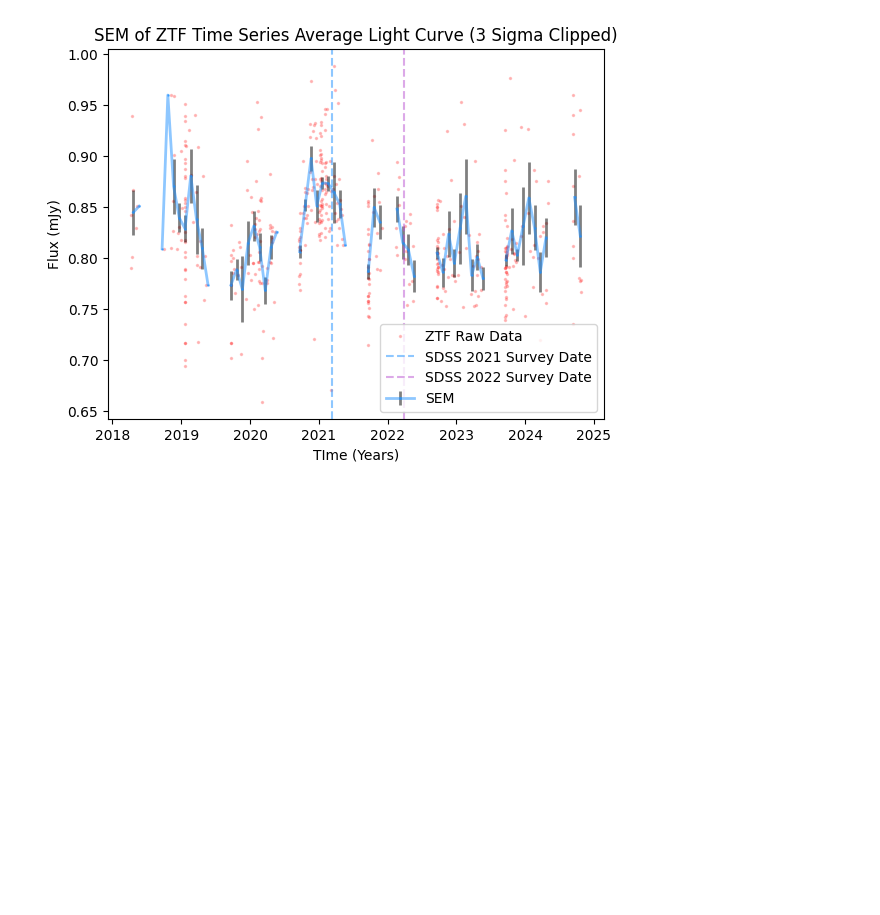
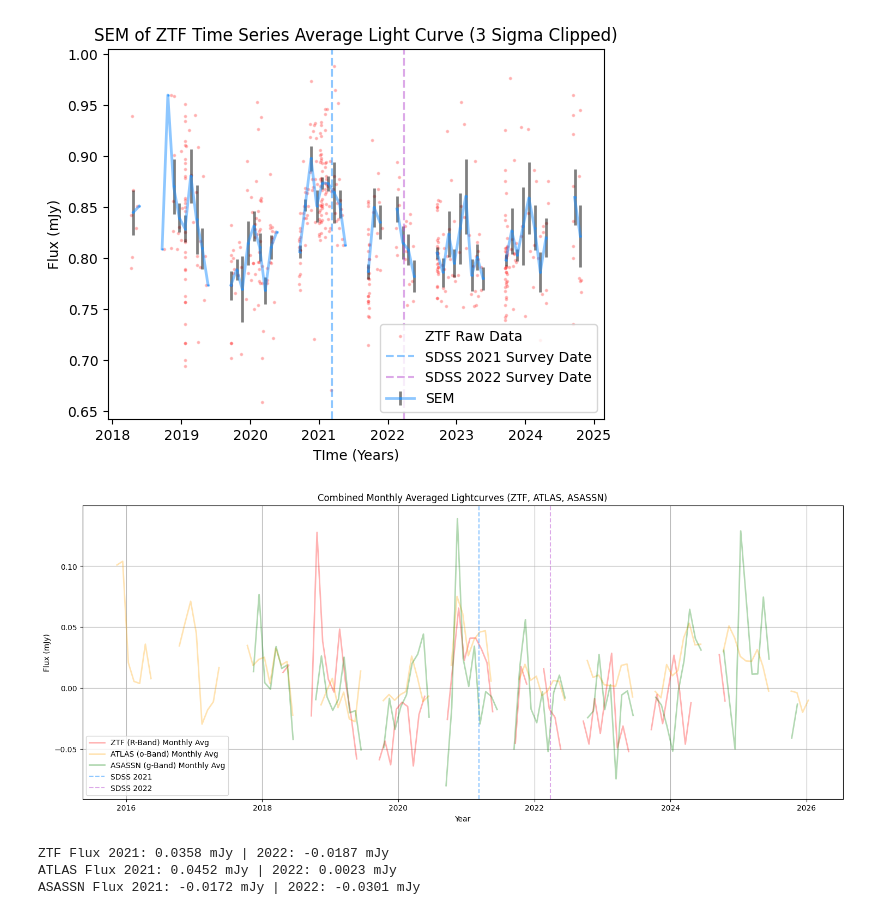
Before and after one commit to things-0/denison_2026, a Jupyter notebook: shaun/Code/Shaun Stuff/main.ipynb, the cells around one changed output. Saved outputs shown, nothing was run; the diff lists cells and outputs as text; code cells hidden in the pictures; blank space fills up the shorter version.

```diff
--- a/shaun/Code/Shaun Stuff/main.ipynb
+++ b/shaun/Code/Shaun Stuff/main.ipynb
@@ -59,6 +77,18 @@ band2 = 'V'
 # %%
 def sem_calc(x):
     return np.std(x) / np.sqrt(len(x))
+
+def get_value_at_year(lightcurve, target_year):
+    if hasattr(lightcurve.time, 'value'):
+        t = lightcurve.time.value
+    else:
+        t = lightcurve.time
+    if hasattr(lightcurve.flux, 'value'):
+        f = lightcurve.flux.value
+    else:
+        f = lightcurve.flux
+    interpolated_flux = np.interp(target_year, t, f)
+    return interpolated_flux
 # %% [markdown]
 ## ASSASN g band Lightcurve
 
@@ -507,8 +539,70 @@ plt.show()
 # %% [output]
 [figure]
 # %%
-binned_curve.errorbar(ax=ax, color='red', fmt='o', label='Monthly Average', lw=2, ecolor='black', alpha = 0.5, linestyle='-')
-atlas_binned.errorbar(ax=ax, color='orange', fmt='o', label='Monthly Average', lw=2, ecolor='black', alpha = 0.5, linestyle='-')
-bin_curve1.errorbar(ax=ax, color='green', fmt='o', label='Monthly Average', lw=2, ecolor='black', alpha = 0.5, linestyle='-')
+fig, ax = plt.subplots(figsize=(18, 7))
 
+if 'binned_curve' in locals():
+    binned_curve.plot(
+        ax=ax,
+        color='red',
+        linestyle = '-',
+        label='ZTF (R-Band) Monthly Avg',
+        lw=2,
+        alpha=0.3,
+        markersize=5
+    )
+
+if 'atlas_binned' in locals():
+    atlas_binned.plot(
+        ax=ax,
+        color='orange',
+        linestyle = '-',
+        label='ATLAS (o-Band) Monthly Avg',
+        lw=2,
+        alpha=0.3,
+        markersize=5
+    )
+
+if 'bin_curve1' in locals():
+    bin_curve1.plot(
+        ax=ax,
+        color='green',
+        linestyle = '-',
+        label='ASASSN (g-Band) Monthly Avg',
+        lw=2,
+        alpha=0.3,
+        markersize=5
+    )
+
+plt.ylim()
+ax.set_title("Combined Monthly Averaged Lightcurves (ZTF, ATLAS, ASASSN)")
+ax.set_xlabel("Year")
+ax.set_ylabel("Flux (mJy)")
+plt.axvline(x=2021.186, label='SDSS 2021', color='dodgerblue', linestyle='dashed', alpha=0.5)
+plt.axvline(x=2022.238888888889, label='SDSS 2022', color='mediumorchid', linestyle='dashed', alpha=0.5)
+plt.legend()
+plt.grid()
 plt.show()
+
+date_2021 = 2021.186
+date_2022 = 2022.238888888889
+
+if 'binned_curve' in locals():
+    ztf_2021 = get_value_at_year(binned_curve, date_2021)
+    ztf_2022 = get_value_at_year(binned_curve, date_2022)
+    print(f"ZTF Flux 2021: {ztf_2021:.4f} mJy | 2022: {ztf_2022:.4f} mJy")
+
+if 'atlas_binned' in locals():
+    atlas_2021 = get_value_at_year(atlas_binned, date_2021)
+    atlas_2022 = get_value_at_year(atlas_binned, date_2022)
+    print(f"ATLAS Flux 2021: {atlas_2021:.4f} mJy | 2022: {atlas_2022:.4f} mJy")
+
+if 'bin_curve1' in locals():
+    asassn_2021 = get_value_at_year(bin_curve1, date_2021)
+    asassn_2022 = get_value_at_year(bin_curve1, date_2022)
+    print(f"ASASSN Flux 2021: {asassn_2021:.4f} mJy | 2022: {asassn_2022:.4f} mJy")
+# %% [output]
+[figure, added]
+ZTF Flux 2021: 0.0358 mJy | 2022: -0.0187 mJy
+ATLAS Flux 2021: 0.0452 mJy | 2022: 0.0023 mJy
+ASASSN Flux 2021: -0.0172 mJy | 2022: -0.0301 mJy
```
Also changed, not shown: parts of 6 cells of this notebook, 22 other files.
